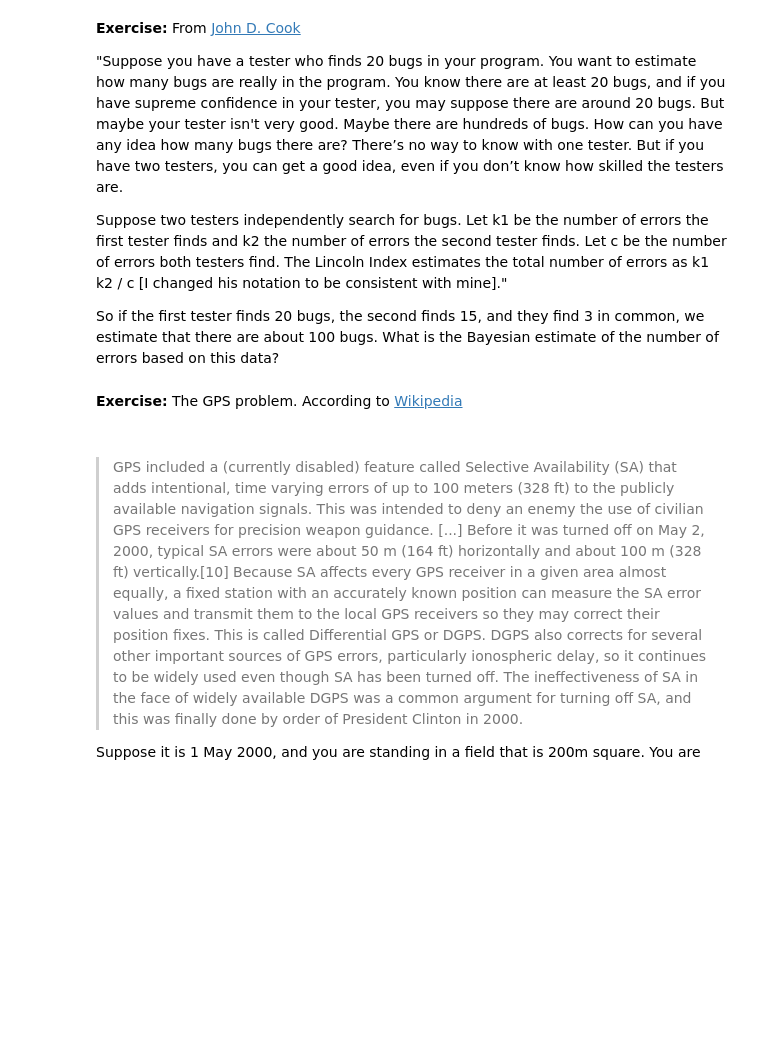
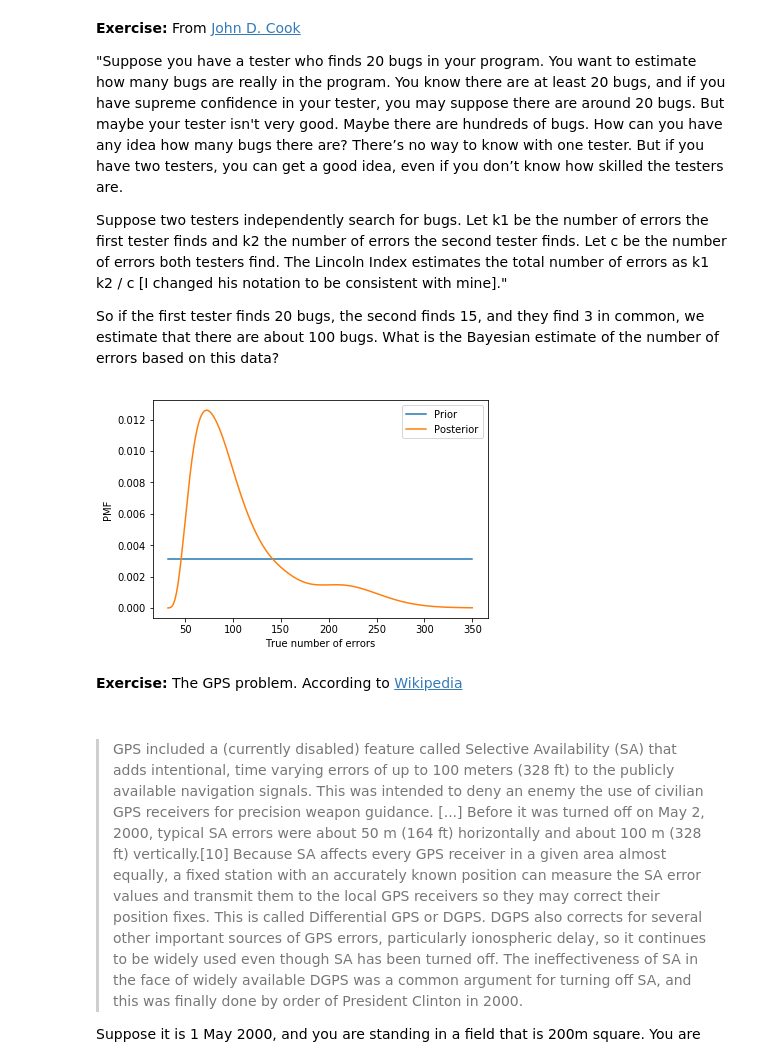
Before and after one commit to alexklibisz/exercises, a Jupyter notebook: think-bayes/chap09.ipynb, the cells around one changed output. Drawn from its saved outputs; the diff is of its cells as text; code cells hidden in the pictures; blank space fills up the shorter version.

```diff
--- a/think-bayes/chap09.ipynb
+++ b/think-bayes/chap09.ipynb
@@ -385,3 +377,37 @@ So if the first tester finds 20 bugs, the second finds 15, and they find 3 in co
+# %%
+from scipy.special import binom as choose
+
+def binom(k, n, p):
+    return p**k * (1-p)**(n-k)
+
+class CodeErrors(mtb.PMF, mtb.Joint):
+
+    def likelihood(self, data, hypo):
+        k1, k2, c = data
+        n, t1_acc, t2_acc = hypo
+        like = choose(n, k1)            # No. ways for tester 1 to report k1 errors from n total errors..
+        like *= choose(k1, c)           # No. ways for tester 2 to match tester 1 on c errors.
+        like *= choose(n - k1, k2 - c)  # No. ways for tester 2 to report her remaining errors.
+        like *= binom(k1, n, t1_acc)    # Probability that tester 1's errors were actual errors.
+        like *= binom(k2, n, t2_acc)    # Probability that tester 2's errors were actual errors.
+        return like
+
+N = np.arange(32, 351)           # Possible numbers of errors.
+A = np.linspace(0, 1, 14)        # Possible tester accuracies.
+hypos = list(product(N, A, A))   # PMF over 3-dimensional hypotheses.
+
+ce = CodeErrors(hypos)
+ce.marginal(0).plot(label='Prior')
+
+ce.update((20, 15, 3))           # Update, tester 1 finds 20 errors, tester 2 15, 3 in common.
+
+ce.marginal(0).plot(label='Posterior')
+plt.ylabel('PMF')
+plt.xlabel('True number of errors')
+plt.legend()
+plt.show()
+# %% [output]
+[figure, added]
 # %% [markdown]
 **Exercise:** The GPS problem.  According to [Wikipedia]()
 
```
Also changed, not shown: parts of 14 cells of this notebook.
